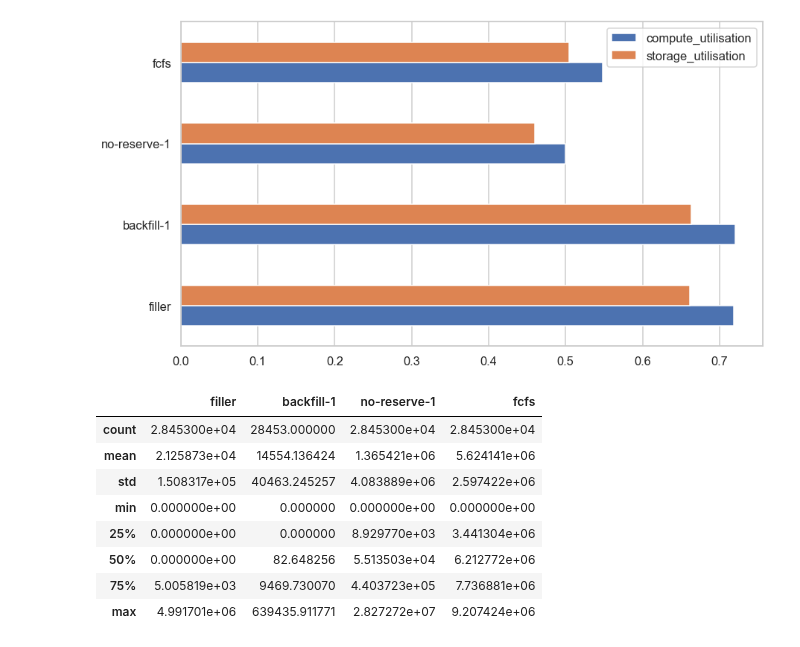
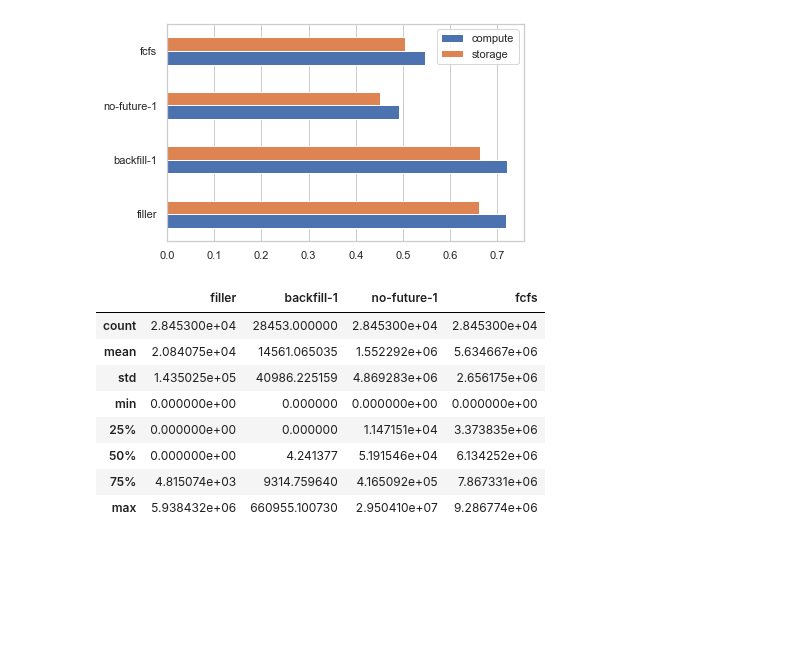
Before and after one commit to jankopanski/Burst-Buffer-Scheduling, a Jupyter notebook: analysis/ScheduleComparison-IOAware.ipynb, the cells around one changed output. Saved outputs shown, nothing was run; the diff lists cells and outputs as text; code cells hidden in the pictures; blank space fills up the shorter version.

Commit message:
Generated plots

```diff
--- a/analysis/ScheduleComparison-IOAware.ipynb
+++ b/analysis/ScheduleComparison-IOAware.ipynb
@@ -15,8 +15,8 @@ from evalys import visu
 from evalys.jobset import JobSet
 # %%
-input_location = 'KTH-io-aware'
+input_location = 'KTH-io-aware-filter'
 files_prefix = ''
-schedule_names = ['filler', 'backfill-1', 'no-reserve-1', 'fcfs']
+schedule_names = ['filler', 'backfill-1', 'no-future-1', 'fcfs']
 # %%
 schedule_files = []
 jobs_files = []
@@ -48,7 +48,7 @@ for file in schedule_files:
         df = pd.read_csv(file)
         df['schedule'] = schedule_name
         metrics = metrics.append(df)
-metrics.set_index('schedule')
+metrics.set_index('schedule', inplace=True)
 # %% [output]
  backfill-1
  fcfs
@@ -117,8 +132,8 @@ metrics['storage_utilisation'] = pd.Series({schedule: calculate_storage_utilisat
 # %%
 metrics = metrics.reindex(schedule_names)
 metrics.index.rename(None, inplace=True)
-sns.set_theme(context='talk', style='whitegrid')
-# sns.set_theme(style='whitegrid')
+# sns.set_theme(context='talk', style='whitegrid')
+sns.set_theme(style='whitegrid')
 # %%
 metrics.T
 # %% [output]
@@ -147,5 +164,8 @@ ax.grid(axis='y')
 # %%
-ax = metrics[['compute_utilisation', 'storage_utilisation']].plot.barh(figsize=(14, 8))
+# ax = metrics[['compute_utilisation', 'storage_utilisation']].plot.barh(figsize=(14, 8))
+ax = metrics[['compute_utilisation', 'storage_utilisation']].plot.barh(figsize=(6.4,4))
+ax.legend(['compute', 'storage'])
 ax.grid(axis='y')
+plt.savefig('../../images/results/reservation_io-aware_utilisation.pdf', bbox_inches='tight')
 # %% [output]
-[figure, old version]
+[figure, new version]
@@ -153,14 +175,14 @@ ax.grid(axis='y')
 waiting_times = create_metric_df('waiting_time')
 waiting_times.describe()
 # %% [output]
-|  | filler | backfill-1 | no-reserve-1 | fcfs |
+|  | filler | backfill-1 | no-future-1 | fcfs |
 | count | 2.845300e+04 | 28453.000000 | 2.845300e+04 | 2.845300e+04 |
-| mean | 2.125873e+04 | 14554.136424 | 1.365421e+06 | 5.624141e+06 |
-| std | 1.508317e+05 | 40463.245257 | 4.083889e+06 | 2.597422e+06 |
+| mean | 2.084075e+04 | 14561.065035 | 1.552292e+06 | 5.634667e+06 |
+| std | 1.435025e+05 | 40986.225159 | 4.869283e+06 | 2.656175e+06 |
 | min | 0.000000e+00 | 0.000000 | 0.000000e+00 | 0.000000e+00 |
-| 25% | 0.000000e+00 | 0.000000 | 8.929770e+03 | 3.441304e+06 |
-| 50% | 0.000000e+00 | 82.648256 | 5.513503e+04 | 6.212772e+06 |
-| 75% | 5.005819e+03 | 9469.730070 | 4.403723e+05 | 7.736881e+06 |
-| max | 4.991701e+06 | 639435.911771 | 2.827272e+07 | 9.207424e+06 |
+| 25% | 0.000000e+00 | 0.000000 | 1.147151e+04 | 3.373835e+06 |
+| 50% | 0.000000e+00 | 4.241377 | 5.191546e+04 | 6.134252e+06 |
+| 75% | 4.815074e+03 | 9314.759640 | 4.165092e+05 | 7.867331e+06 |
+| max | 5.938432e+06 | 660955.100730 | 2.950410e+07 | 9.286774e+06 |
 # %%
 # Scatterplot, outliers
```
Also changed, not shown: parts of 36 cells of this notebook.
